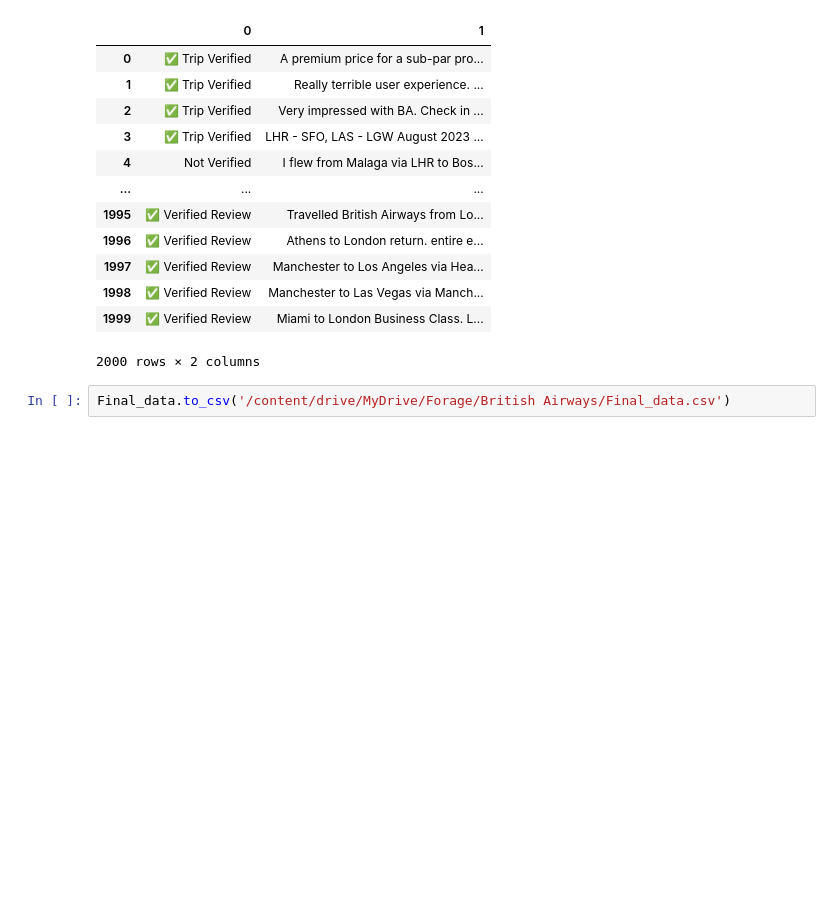
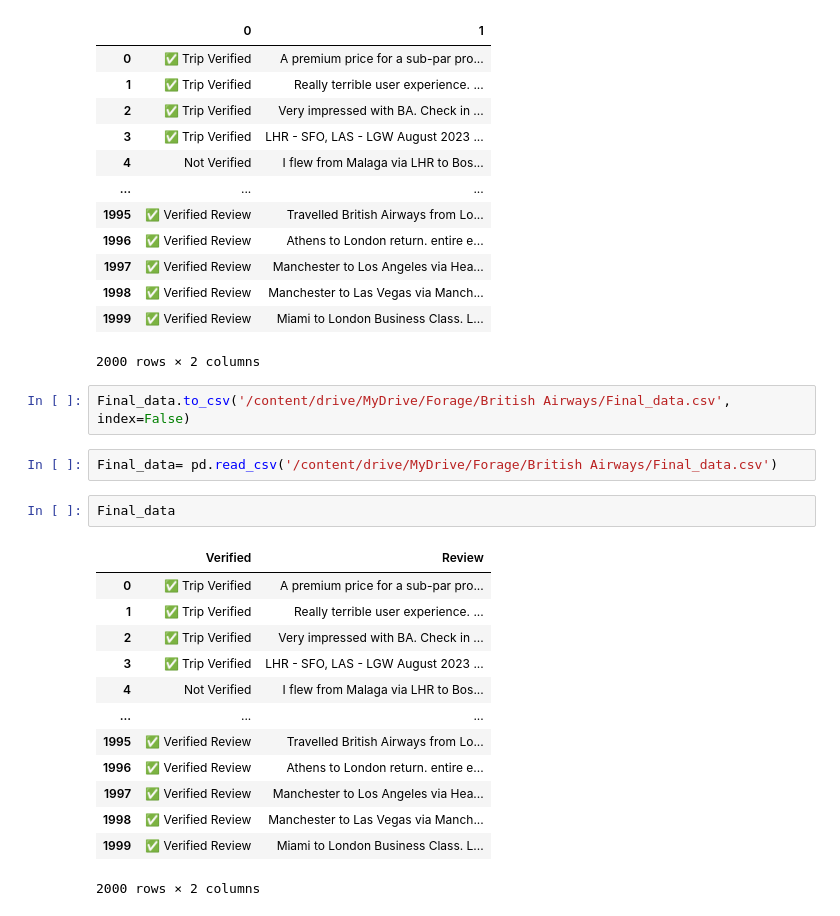
Before and after one commit to L-z-r-s/NLP, a Jupyter notebook: British_Airways.ipynb, the cells around one changed output. Saved outputs shown, nothing was run; the diff lists cells and outputs as text; blank space fills up the shorter version.

```diff
--- a/British_Airways.ipynb
+++ b/British_Airways.ipynb
@@ -235,4 +235,22 @@ Final_data
 | 1999 | ✅ Verified Review | Miami to London Business Class. L... |
 2000 rows × 2 columns
 # %%
-Final_data.to_csv('/content/drive/MyDrive/Forage/British Airways/Final_data.csv')
+Final_data.to_csv('/content/drive/MyDrive/Forage/British Airways/Final_data.csv', index=False)
+# %%
+Final_data= pd.read_csv('/content/drive/MyDrive/Forage/British Airways/Final_data.csv')
+# %%
+Final_data
+# %% [output]
+|  | Verified | Review |
+| 0 | ✅ Trip Verified | A premium price for a sub-par pro... |
+| 1 | ✅ Trip Verified | Really terrible user experience. ... |
+| 2 | ✅ Trip Verified | Very impressed with BA. Check in ... |
+| 3 | ✅ Trip Verified | LHR - SFO, LAS - LGW August 2023 ... |
+| 4 | Not Verified | I flew from Malaga via LHR to Bos... |
+| ... | ... | ... |
+| 1995 | ✅ Verified Review | Travelled British Airways from Lo... |
+| 1996 | ✅ Verified Review | Athens to London return. entire e... |
+| 1997 | ✅ Verified Review | Manchester to Los Angeles via Hea... |
+| 1998 | ✅ Verified Review | Manchester to Las Vegas via Manch... |
+| 1999 | ✅ Verified Review | Miami to London Business Class. L... |
+2000 rows × 2 columns
```
Also changed, not shown: parts of 4 cells of this notebook.
